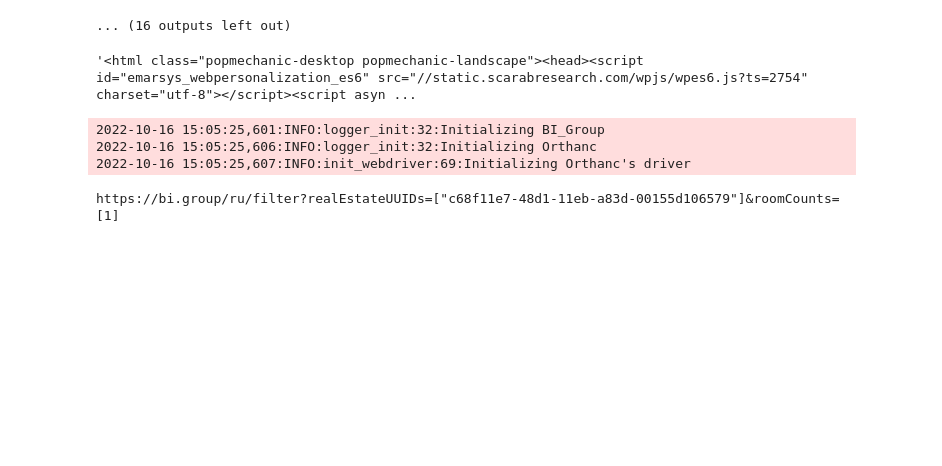
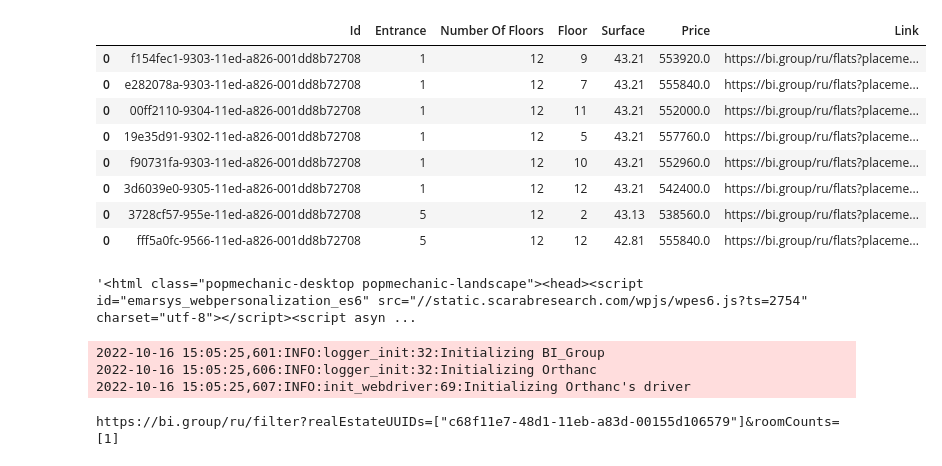
Before and after one commit to IlluvatarEru/orthanc, a Jupyter notebook: research/Scrap BI.ipynb, the cells around one changed output. Cells and saved outputs as stored; diff of their text form; code cells hidden in the pictures; blank space fills up the shorter version.

Commit message:
feat: add tokyo and flora and refactor
Signed-off-by: Arthurim <arthurbdauphine@gmail.com>

```diff
--- a/research/Scrap BI.ipynb
+++ b/research/Scrap BI.ipynb
@@ -21,7 +21,7 @@ def read_bi_jk_ids():
     return dict(jk_ids.values)
 # %%
 city = 'Astana'
-jk_name = 'Aqua'
+jk_name = 'Tokyo'
 number_of_rooms = 1
 bi = KzBIGroup(city, jk_name, number_of_rooms)
 bi.find_all_flats_urls_on_main_page()
@@ -110,4 +97,12 @@ bi.find_flats_characteristics()
-... (16 outputs left out)
+|  | Id | Entrance | Number Of Floors | Floor | Surface | Price | Link |
+| 0 | f154fec1-9303-11ed-a826-001dd8b72708 | 1 | 12 | 9 | 43.21 | 553920.0 | https://bi.group/ru/flats?placeme... |
+| 0 | e282078a-9303-11ed-a826-001dd8b72708 | 1 | 12 | 7 | 43.21 | 555840.0 | https://bi.group/ru/flats?placeme... |
+| 0 | 00ff2110-9304-11ed-a826-001dd8b72708 | 1 | 12 | 11 | 43.21 | 552000.0 | https://bi.group/ru/flats?placeme... |
+| 0 | 19e35d91-9302-11ed-a826-001dd8b72708 | 1 | 12 | 5 | 43.21 | 557760.0 | https://bi.group/ru/flats?placeme... |
+| 0 | f90731fa-9303-11ed-a826-001dd8b72708 | 1 | 12 | 10 | 43.21 | 552960.0 | https://bi.group/ru/flats?placeme... |
+| 0 | 3d6039e0-9305-11ed-a826-001dd8b72708 | 1 | 12 | 12 | 43.21 | 542400.0 | https://bi.group/ru/flats?placeme... |
+| 0 | 3728cf57-955e-11ed-a826-001dd8b72708 | 5 | 12 | 2 | 43.13 | 538560.0 | https://bi.group/ru/flats?placeme... |
+| 0 | fff5a0fc-9566-11ed-a826-001dd8b72708 | 5 | 12 | 12 | 42.81 | 555840.0 | https://bi.group/ru/flats?placeme... |
 # %%
 bi.driver.get(bi.main_url)
 bi.driver.page_source
```
Also changed, not shown: parts of 10 cells of this notebook, 14 other files.
